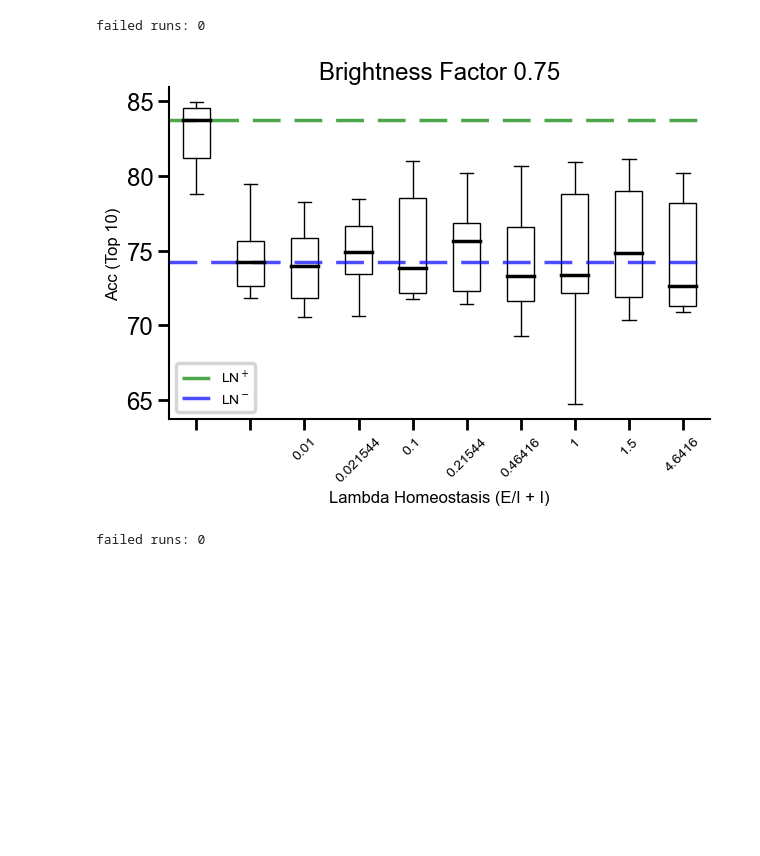
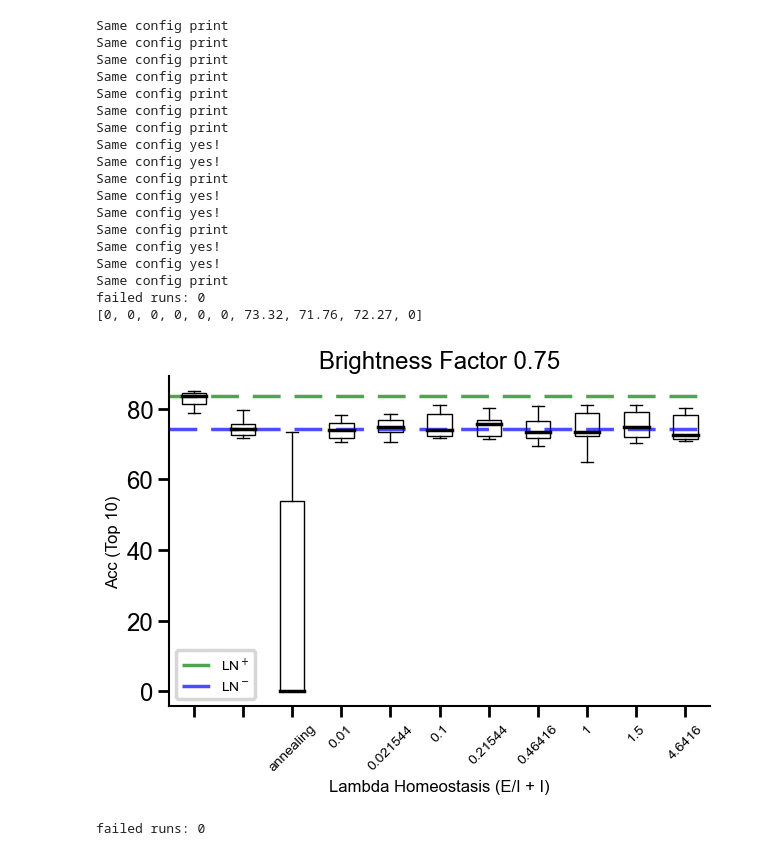
Before and after one commit to RoyHEyono/HomeostaticDANN, a Jupyter notebook: models/dense_mnist_task/notebooks/deep_dann_figures.ipynb, the cells around one changed output. Saved outputs shown, nothing was run; the diff lists cells and outputs as text; code cells hidden in the pictures; blank space fills up the shorter version.

Commit message:
Extended time for annealing batch script and added annealing plots

```diff
--- a/models/dense_mnist_task/notebooks/deep_dann_figures.ipynb
+++ b/models/dense_mnist_task/notebooks/deep_dann_figures.ipynb
@@ -64,11 +64,17 @@ EI = fetch_runs(api, entity='project_danns', project_name='Luminosity_DeepDANN',
                                                                     "config.use_testset": True, "config.task_opt_inhib": 1, "config.use_sep_bias_gain_lrs": 0,
                                                                     "config.homeostatic_annealing": 0 }, order="-summary_metrics.test_acc")
 
+EI_annealing = fetch_runs(api, entity='project_danns', project_name='Luminosity_DeepDANN', filters={"config.dataset": "fashionmnist",
+                                                                    "config.brightness_factor": bright_factor, "config.homeostasis": 1, "config.normtype": 0,
+                                                                    "config.use_testset": True, "config.task_opt_inhib": 1, "config.use_sep_bias_gain_lrs": 0,
+                                                                    "config.homeostatic_annealing": 1 }, order="-summary_metrics.test_acc")
+
 
 data = []
 
 best_LN_plus = []
 best_LN_minus = []
+best_EI_annealing = []
 
 EI_lambdas = {}
 
@@ -78,6 +84,7 @@ failed_runs = 0
 
 for top in range(top_n):
     best_acc_run_ln_config = 0
+    best_acc_run_ei_annealing_config = 0
 
     vanilla_dann_acc = runs_dict["runs_vanilla_dann"][top].summary['test_acc']
 
@@ -100,7 +107,14 @@ for top in range(top_n):
             else:
                 EI_lambdas_temp[rn.config['lambda_homeo']] = [rn.summary['test_acc']]
 
+    for rn in EI_annealing:
+        if same_config(rn.config, runs_dict["runs_vanilla_dann"][top].config, keys=['lr', 'wd', 'momentum', 'inhib_momentum', 'inhib_lrs']):
+            print("Same config yes!")
+            if rn.summary['test_acc'] > best_acc_run_ei_annealing_config:
+                best_acc_run_ei_annealing_config = rn.summary['test_acc']
+
     best_LN_plus.append(best_acc_run_ln_config)
+    best_EI_annealing.append(best_acc_run_ei_annealing_config)
 
     for ky in EI_lambdas_temp.keys():
         if ky > 5:
@@ -110,39 +124,57 @@ for top in range(top_n):
         else:
             EI_lambdas[ky] = sorted(EI_lambdas_temp[ky])[-1:]
 
-data.extend([best_LN_plus, best_LN_minus])
+data.extend([best_LN_plus, best_LN_minus, best_EI_annealing])
 
 sorted_keys = sorted(EI_lambdas.keys())
 
 for ky in sorted_keys:
     data.append(EI_lambdas[ky])
 
 
 bp = ax.boxplot(np.array(data).T, patch_artist=True, boxprops=dict(color='black', facecolor='none'), medianprops=dict(linestyle='-', linewidth=2.5, color='black'),
                         showfliers=False)
 
 DANN_BASELINE_LN_MEDIAN = bp['medians'][0].get_ydata()[0]
 DANN_BASELINE_MEDIAN = bp['medians'][1].get_ydata()[0]
 
     #elements.append(bp)
 # Create custom x-axis tick labels
-label_keys = ["",  ""]
+label_keys = ["",  "", "annealing"]
 label_keys.extend([str(el) for el in sorted_keys])
 custom_xticks = [el for el in label_keys]
 ax.set_xticks(np.arange(1, len(custom_xticks) + 1))
 ax.set_xticklabels(custom_xticks, fontsize=10,  rotation=45)
 
 ax.set_xlabel(f'Lambda Homeostasis (E/I + I)')
 ax.set_ylabel(f'Acc (Top {top_n})')
 ax.set_title(f'Brightness Factor {bright_factor}')
 plt.axhline(y=DANN_BASELINE_LN_MEDIAN, color='green', linestyle='--', alpha=0.7, label='LN$^+$')
 plt.axhline(y=DANN_BASELINE_MEDIAN, color='blue', linestyle='--', alpha=0.7, label='LN$^-$')
 plt.legend(loc='best', fontsize="10")
 
 print(f'failed runs: {failed_runs}')
+print(best_EI_annealing)
 # %% [output]
+Same config print
+Same config print
+Same config print
+Same config print
+Same config print
+Same config print
+Same config print
+Same config yes!
+Same config yes!
+Same config print
+Same config yes!
+Same config yes!
+Same config print
+Same config yes!
+Same config yes!
+Same config print
 failed runs: 0
+[0, 0, 0, 0, 0, 0, 73.32, 71.76, 72.27, 0]
-[figure, old version]
+[figure, new version]
 # %%
 fig, ax = plt.subplots()
 
```
Also changed, not shown: 1 other file.
